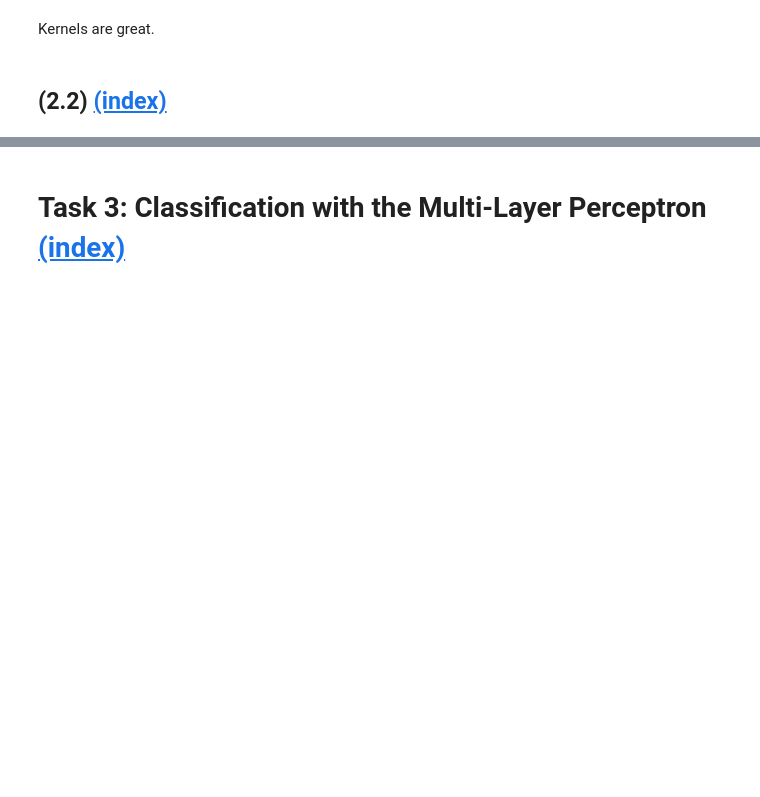
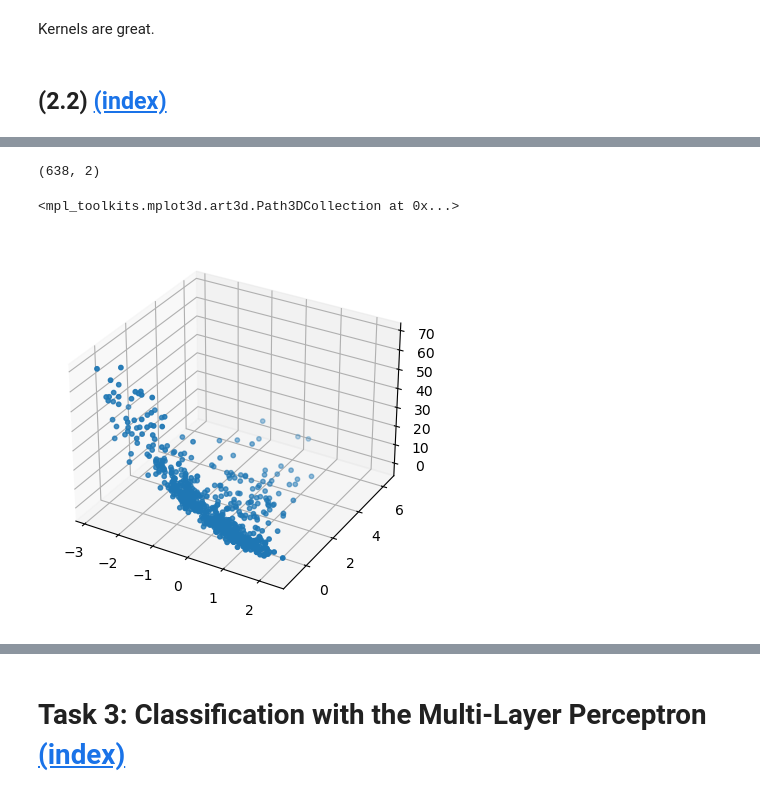
Before and after one commit to alisaklymchuk/data_science_math60026, a Jupyter notebook: 02455568_coursework1.ipynb, the cells around one changed output, grey strips where cells are left out. Drawn from its saved outputs; the diff is of its cells as text; code cells hidden in the pictures; blank space fills up the shorter version.

```diff
--- a/02455568_coursework1.ipynb
+++ b/02455568_coursework1.ipynb
@@ -638 +609,13 @@ kernel_performance(new_kernel, X_reduced, y_train_diam)
 <function new_kernel at 0x...> R^2: 0.3960551367124596
+# %%
+print(X_reduced.shape)
+gram = poly_kernel(X_train, X_train)
+betas = beta_krr(X_train, y_train_diam, lam, gram)
+y_pred = gram @ betas
+fig = plt.figure()
+ax = fig.add_subplot(111, projection="3d")
+ax.scatter(X_reduced[:, 0], X_reduced[:, 1], y_pred, s=10)
+# %% [output]
+(638, 2)
+<mpl_toolkits.mplot3d.art3d.Path3DCollection at 0x...>
+[figure, added]
```
Also changed, not shown: parts of 5 cells of this notebook.
